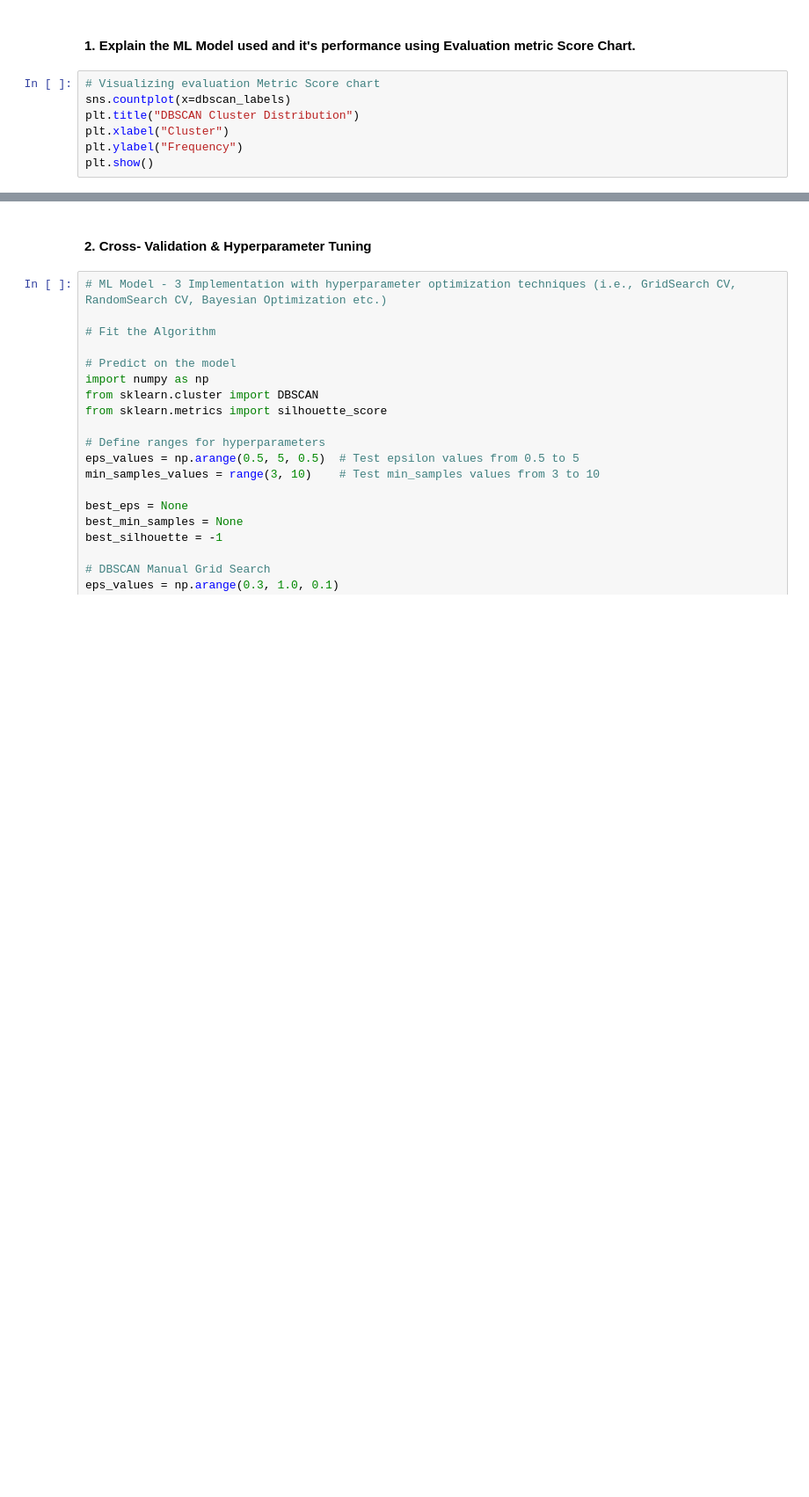
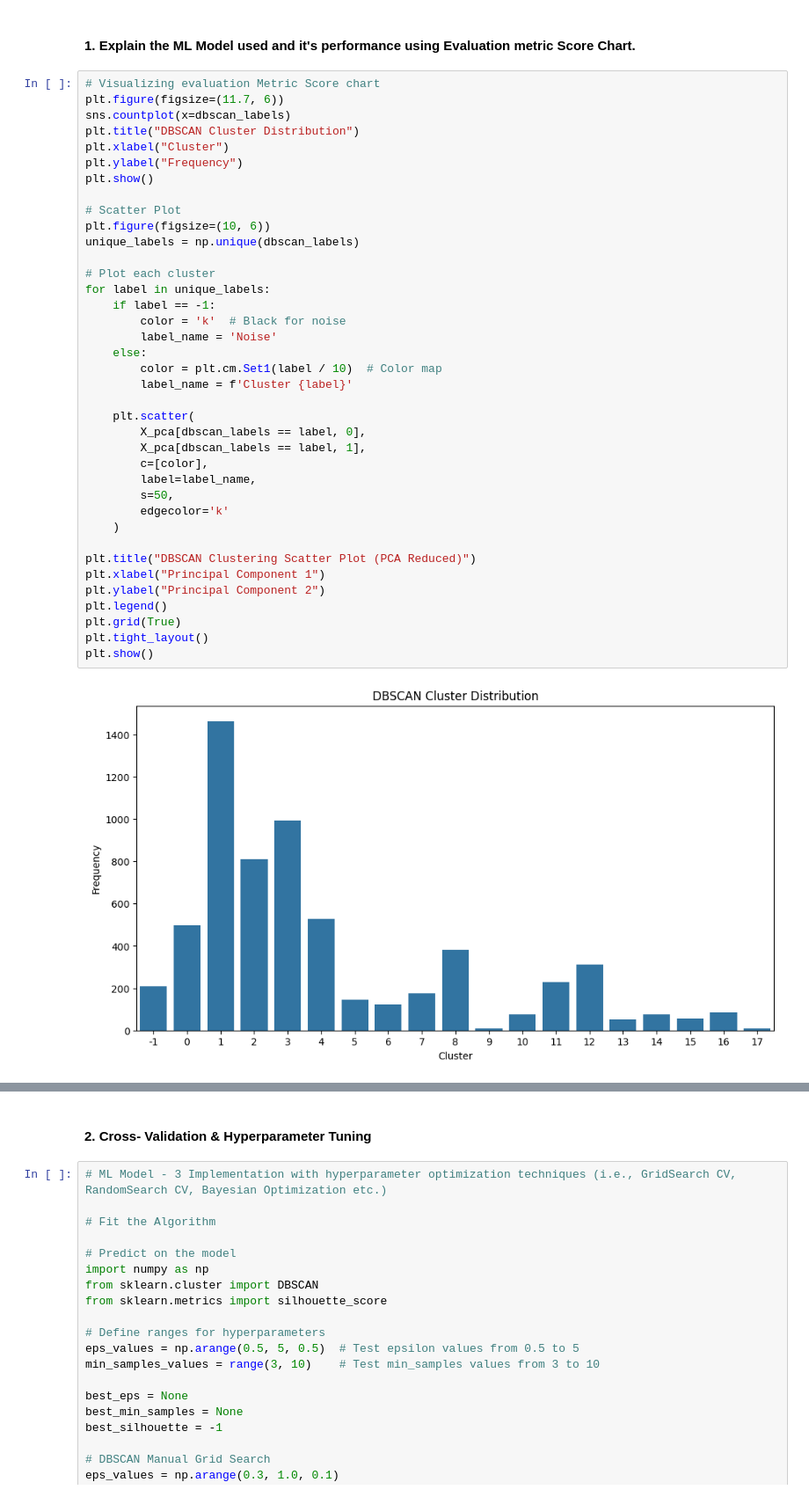
Before and after one commit to Ayush245101/Netflix-Movies-TV-shows-Clustering--Unsupervised-Learning, a Jupyter notebook: Netflix_Movies_and_TV_Shows_Clustering.ipynb, the cells around one changed output, grey strips where cells are left out. Shown at 88% size. Drawn from its saved outputs; the diff is of its cells as text; blank space fills up the shorter version.

```diff
--- a/Netflix_Movies_and_TV_Shows_Clustering.ipynb
+++ b/Netflix_Movies_and_TV_Shows_Clustering.ipynb
@@ -1357,9 +1601,42 @@ print("Silhouette Score (DBSCAN):", dbscan_silhouette)
 # %% [markdown]
 #### 1. Explain the ML Model used and it's performance using Evaluation metric Score Chart.
-# %%
-# Visualizing evaluation Metric Score chart
-sns.countplot(x=dbscan_labels)
-plt.title("DBSCAN Cluster Distribution")
-plt.xlabel("Cluster")
-plt.ylabel("Frequency")
-plt.show()
+# %%
+# Visualizing evaluation Metric Score chart
+plt.figure(figsize=(11.7, 6))
+sns.countplot(x=dbscan_labels)
+plt.title("DBSCAN Cluster Distribution")
+plt.xlabel("Cluster")
+plt.ylabel("Frequency")
+plt.show()
+
+# Scatter Plot
+plt.figure(figsize=(10, 6))
+unique_labels = np.unique(dbscan_labels)
+
+# Plot each cluster
+for label in unique_labels:
+    if label == -1:
+        color = 'k'  # Black for noise
+        label_name = 'Noise'
+    else:
+        color = plt.cm.Set1(label / 10)  # Color map
+        label_name = f'Cluster {label}'
+
+    plt.scatter(
+        X_pca[dbscan_labels == label, 0],
+        X_pca[dbscan_labels == label, 1],
+        c=[color],
+        label=label_name,
+        s=50,
+        edgecolor='k'
+    )
+
+plt.title("DBSCAN Clustering Scatter Plot (PCA Reduced)")
+plt.xlabel("Principal Component 1")
+plt.ylabel("Principal Component 2")
+plt.legend()
+plt.grid(True)
+plt.tight_layout()
+plt.show()
+# %% [output]
+[figure, added]
```
Also changed, not shown: parts of 41 cells of this notebook.
